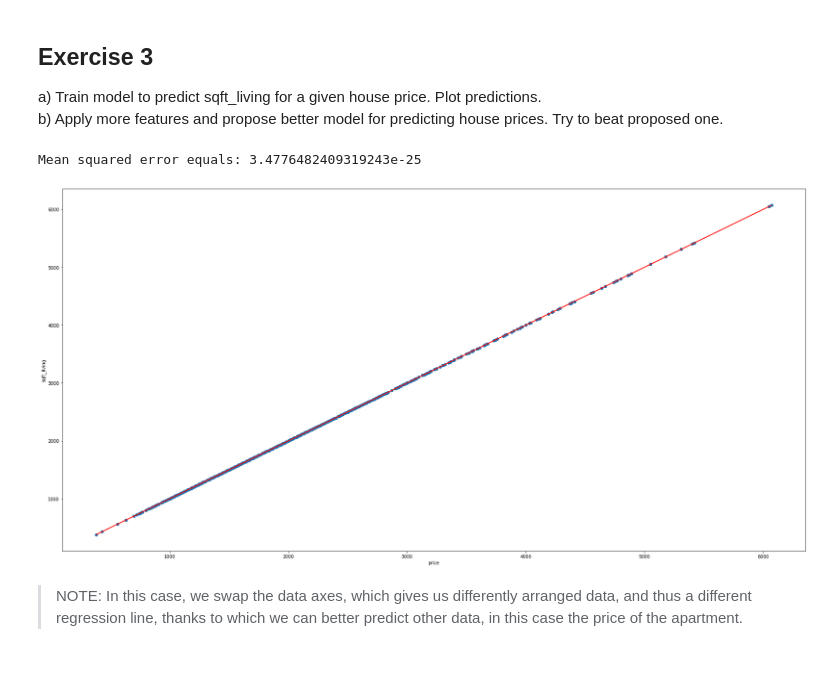
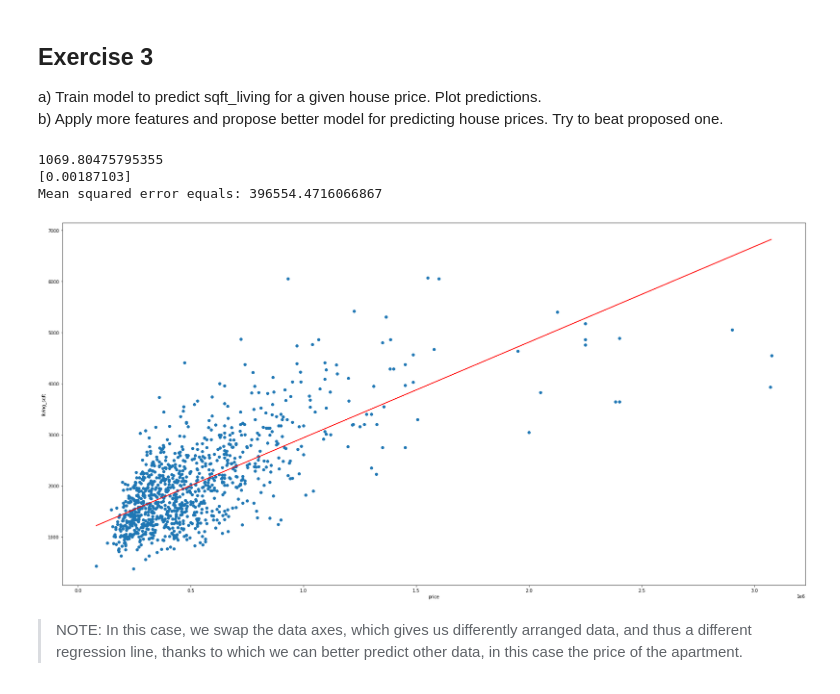
Before and after one commit to Kimel-PK/Wprowadzenie_do_analityki_danych_2022-2023, a Jupyter notebook: Assignment-2 basic/Assignment_2_solution.ipynb, the cells around one changed output. Saved outputs shown, nothing was run; the diff lists cells and outputs as text; code cells hidden in the pictures.

```diff
--- a/Assignment-2 basic/Assignment_2_solution.ipynb
+++ b/Assignment-2 basic/Assignment_2_solution.ipynb
@@ -148,30 +148,30 @@ b) Apply more features and propose better model for predicting house prices. Try
 # %%
 #a)
 
-X = house_df.price.values.reshape(-1,1)[:1000]
+x = house_df.price.values.reshape(-1,1)[:1000]
 y = house_df.sqft_living.values.reshape(-1)[:1000]
 
 #Your code:
 
-X_train, X_test, y_train, y_test = train_test_split (x, y, test_size = 0.1)
-
-model = LinearRegression ()
-model.fit (X_train, y_train)
-
-f = plt.figure ()
-f.set_figwidth (30)
-f.set_figheight (15)
-
-plt.xlabel ("price")
-plt.ylabel ("sqft_living")
-plt.plot (x, (x * model.coef_ + model.intercept_), "r")
-plt.scatter (x,y)
-g = mean_squared_error (y, (x * model.coef_ + model.intercept_))
-
+X_train, X_test, y_train, y_test = train_test_split(x, y, test_size = 0.1)
+model = LinearRegression()
+model.fit(X_train, y_train)
+print(model.intercept_)
+print(model.coef_)
+f = plt.figure()
+f.set_figwidth(30)
+f.set_figheight(15)
+plt.xlabel("price")
+plt.ylabel("living_sqft")
+plt.plot(x,(x*model.coef_+model.intercept_),"r")
+plt.scatter(x,y)
+g = mean_squared_error(y, (x*model.coef_+model.intercept_))
 print('Mean squared error equals:', g)
 # %% [output]
-Mean squared error equals: 3.4776482409319243e-25
+1069.80475795355
+[0.00187103]
+Mean squared error equals: 396554.4716066867
-[figure, old version]
+[figure, new version]
 # %% [markdown]
 > NOTE: In this case, we swap the data axes, which gives us differently arranged data, and thus a different regression line, thanks to which we can better predict other data, in this case the price of the apartment.
 # %%
```
Also changed, not shown: parts of 1 cell of this notebook.
